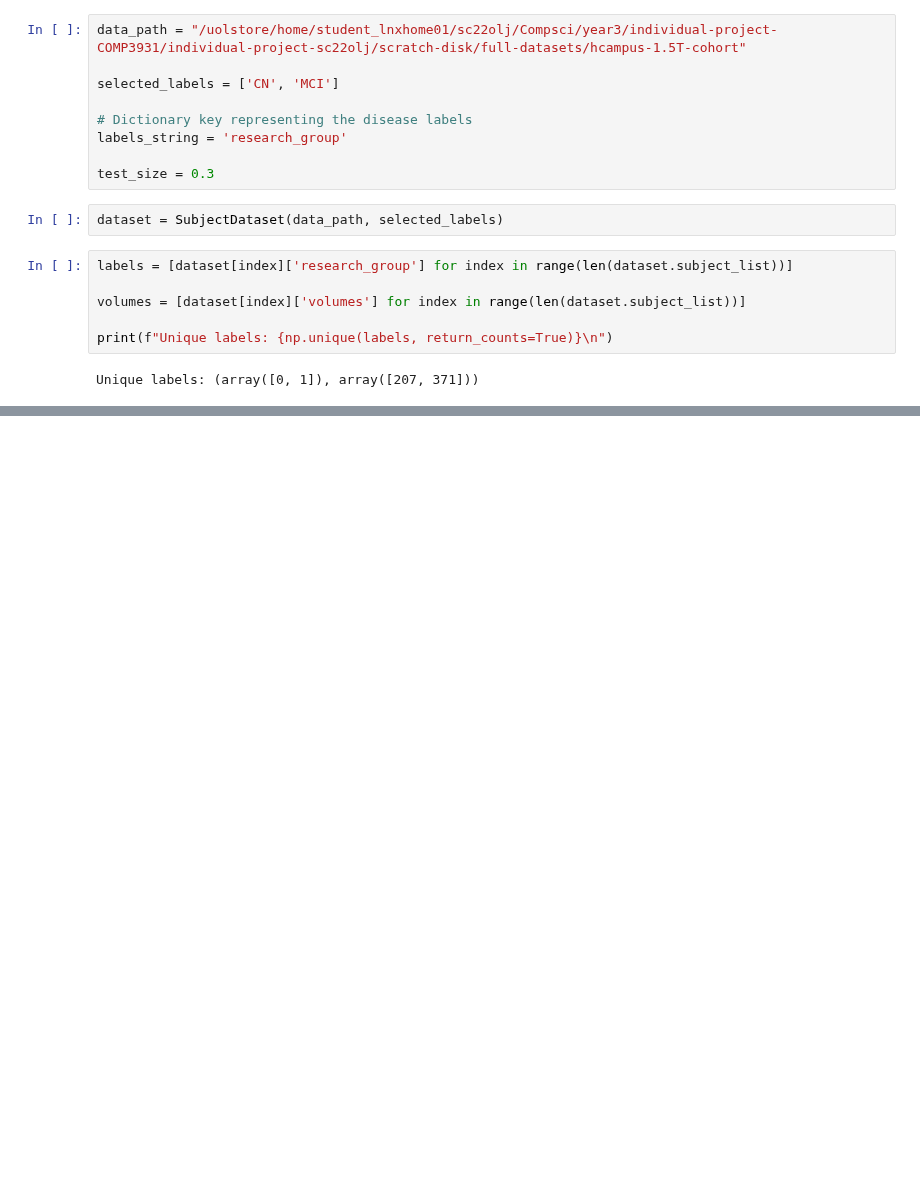
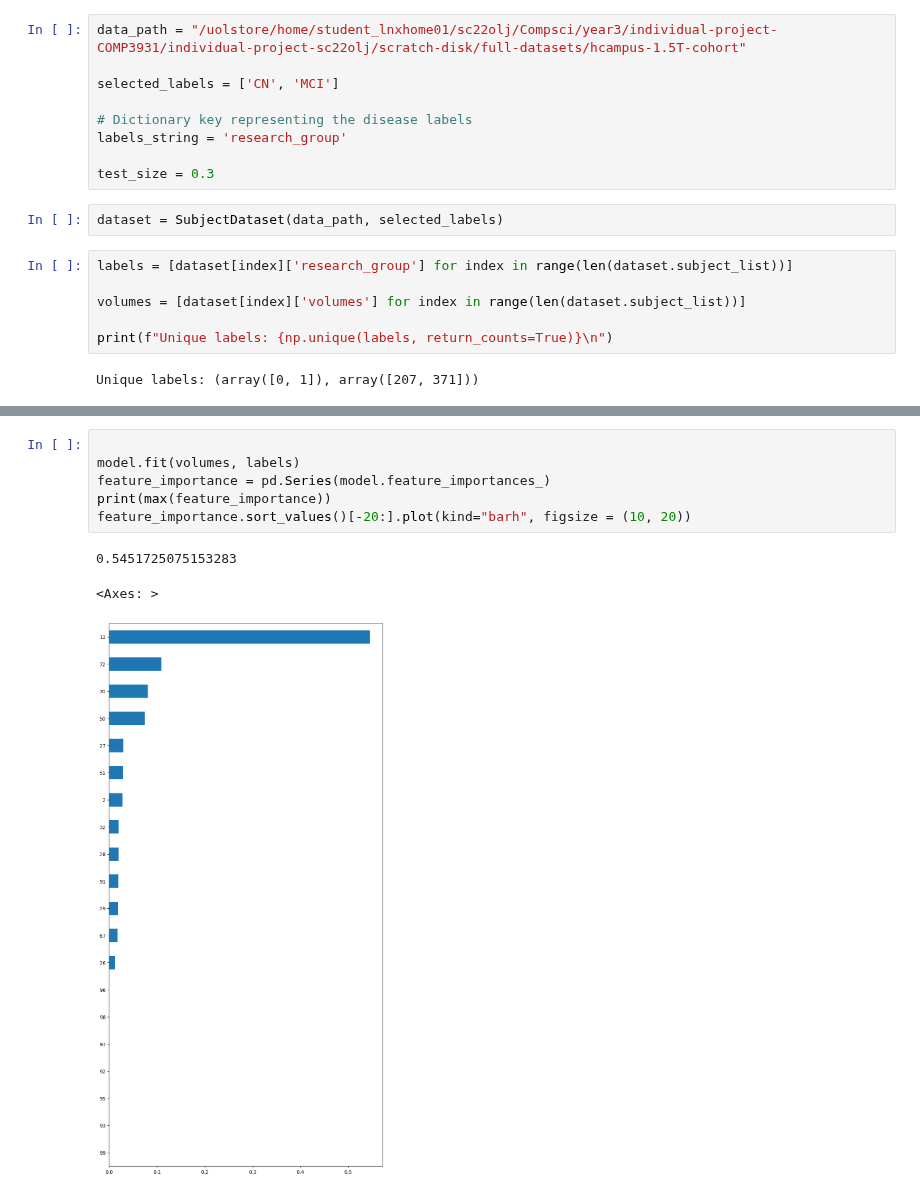
Before and after one commit to oscarlloydjohn/lloyd-john-MIUA-2025, a Jupyter notebook: gbdt.ipynb, the cells around one changed output, grey strips where cells are left out. Drawn from its saved outputs; the diff is of its cells as text; blank space fills up the shorter version.

```diff
--- a/gbdt.ipynb
+++ b/gbdt.ipynb
@@ -83,0 +81,10 @@ plt.show()
+# %%
+
+model.fit(volumes, labels)
+feature_importance = pd.Series(model.feature_importances_)
+print(max(feature_importance))
+feature_importance.sort_values()[-20:].plot(kind="barh", figsize = (10, 20))
+# %% [output]
+0.5451725075153283
+<Axes: >
+[figure, added]
```
Also changed, not shown: parts of 5 cells of this notebook, 4 other files.
